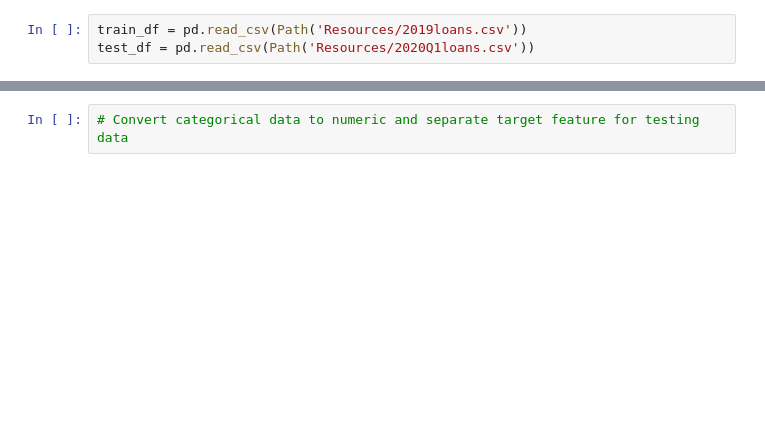
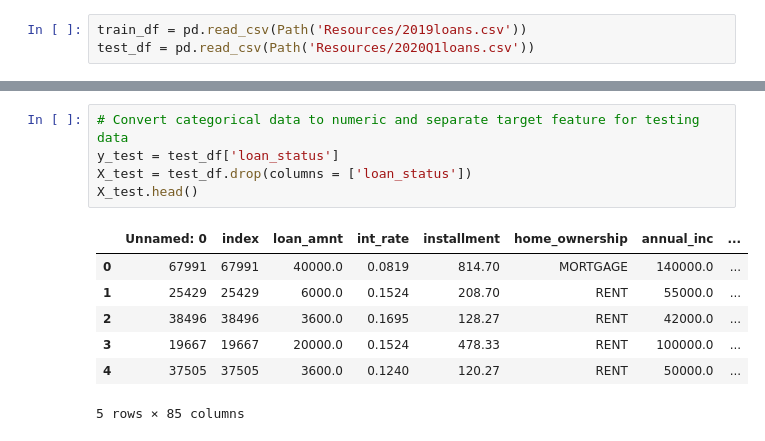
Before and after one commit to cdstecki/ML-LendingClub-challenge, a Jupyter notebook: Credit Risk Evaluator.ipynb, the cells around one changed output, grey strips where cells are left out. Cells and saved outputs as stored; diff of their text form; blank space fills up the shorter version.

```diff
--- a/Credit Risk Evaluator.ipynb
+++ b/Credit Risk Evaluator.ipynb
@@ -43,2 +43,13 @@ test_df
 # %%
 # Convert categorical data to numeric and separate target feature for testing data
+y_test = test_df['loan_status']
+X_test = test_df.drop(columns = ['loan_status'])
+X_test.head()
+# %% [output]
+|  | Unnamed: 0 | index | loan_amnt | int_rate | installment | home_ownership | annual_inc | ... |
+| 0 | 67991 | 67991 | 40000.0 | 0.0819 | 814.70 | MORTGAGE | 140000.0 | ... |
+| 1 | 25429 | 25429 | 6000.0 | 0.1524 | 208.70 | RENT | 55000.0 | ... |
+| 2 | 38496 | 38496 | 3600.0 | 0.1695 | 128.27 | RENT | 42000.0 | ... |
+| 3 | 19667 | 19667 | 20000.0 | 0.1524 | 478.33 | RENT | 100000.0 | ... |
+| 4 | 37505 | 37505 | 3600.0 | 0.1240 | 120.27 | RENT | 50000.0 | ... |
+5 rows × 85 columns
```
Also changed, not shown: parts of 19 cells of this notebook.
